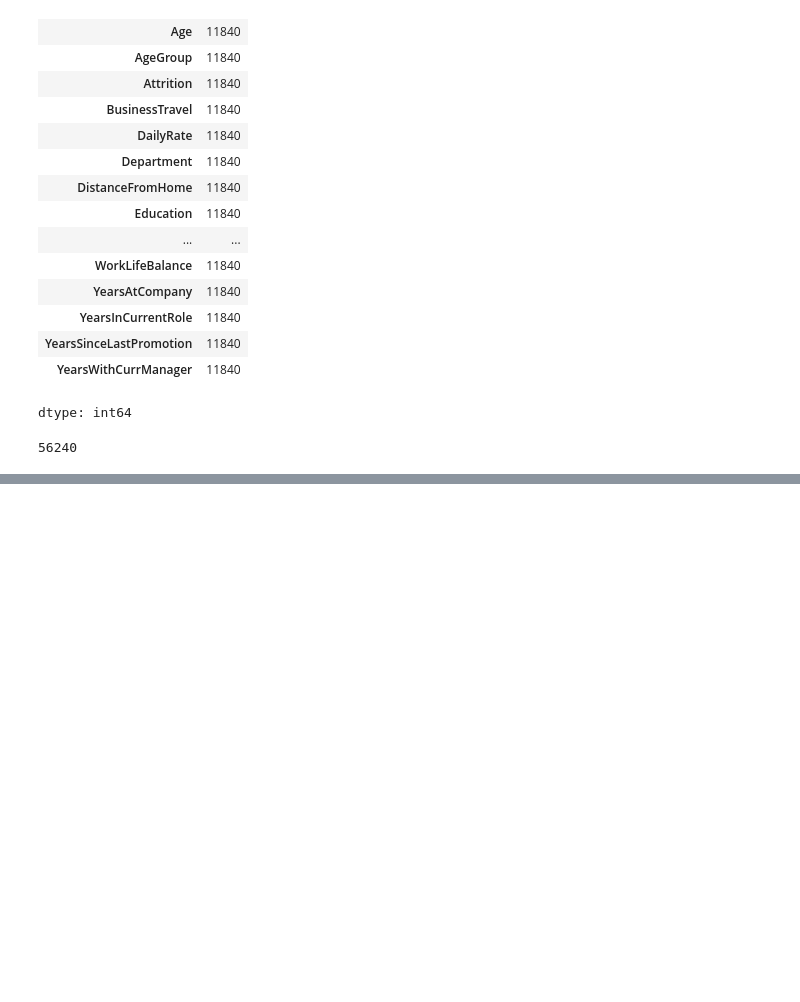
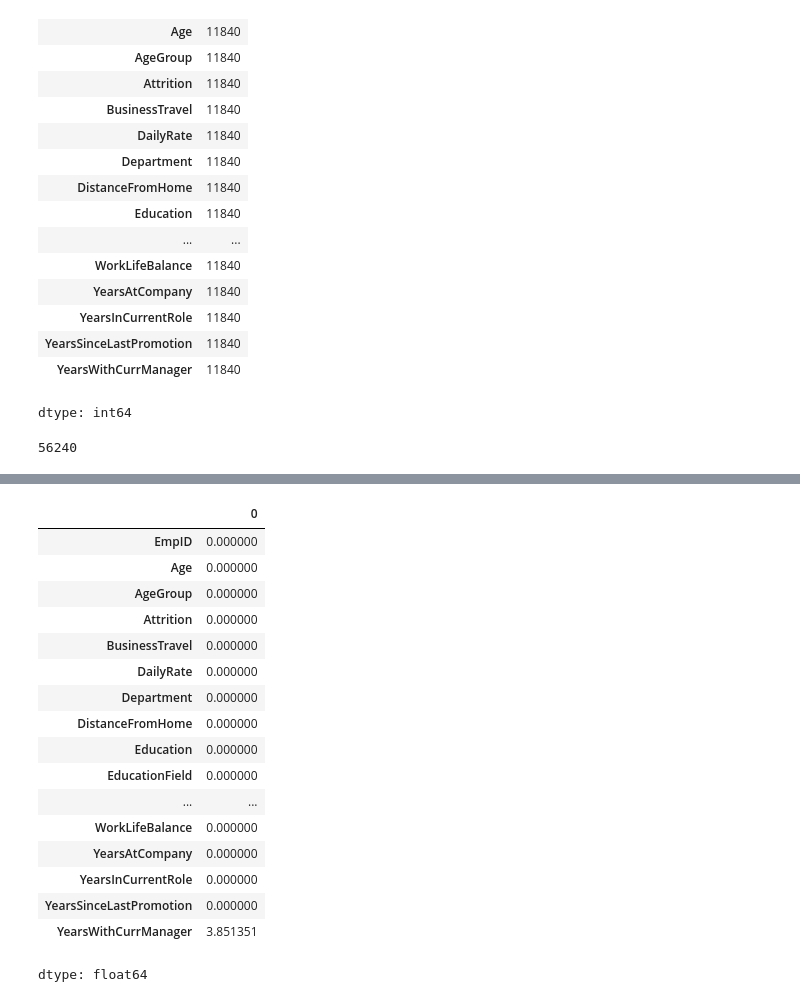
Before and after one commit to Rohit3435/HR-Analytics-PowerBI-Dashboard, a Jupyter notebook: HR_Analytics_End_to_End_Project.ipynb, the cells around one changed output, grey strips where cells are left out. Cells and saved outputs as stored; diff of their text form; code cells hidden in the pictures; blank space fills up the shorter version.

```diff
--- a/HR_Analytics_End_to_End_Project.ipynb
+++ b/HR_Analytics_End_to_End_Project.ipynb
@@ -176,0 +198,21 @@ df.size
+# %%
+(df.isnull().sum() / len(df)) * 100
+# %% [output]
+|  | 0 |
+| EmpID | 0.000000 |
+| Age | 0.000000 |
+| AgeGroup | 0.000000 |
+| Attrition | 0.000000 |
+| BusinessTravel | 0.000000 |
+| DailyRate | 0.000000 |
+| Department | 0.000000 |
+| DistanceFromHome | 0.000000 |
+| Education | 0.000000 |
+| EducationField | 0.000000 |
+| ... | ... |
+| WorkLifeBalance | 0.000000 |
+| YearsAtCompany | 0.000000 |
+| YearsInCurrentRole | 0.000000 |
+| YearsSinceLastPromotion | 0.000000 |
+| YearsWithCurrManager | 3.851351 |
+dtype: float64
```
Also changed, not shown: parts of 2 cells of this notebook.
